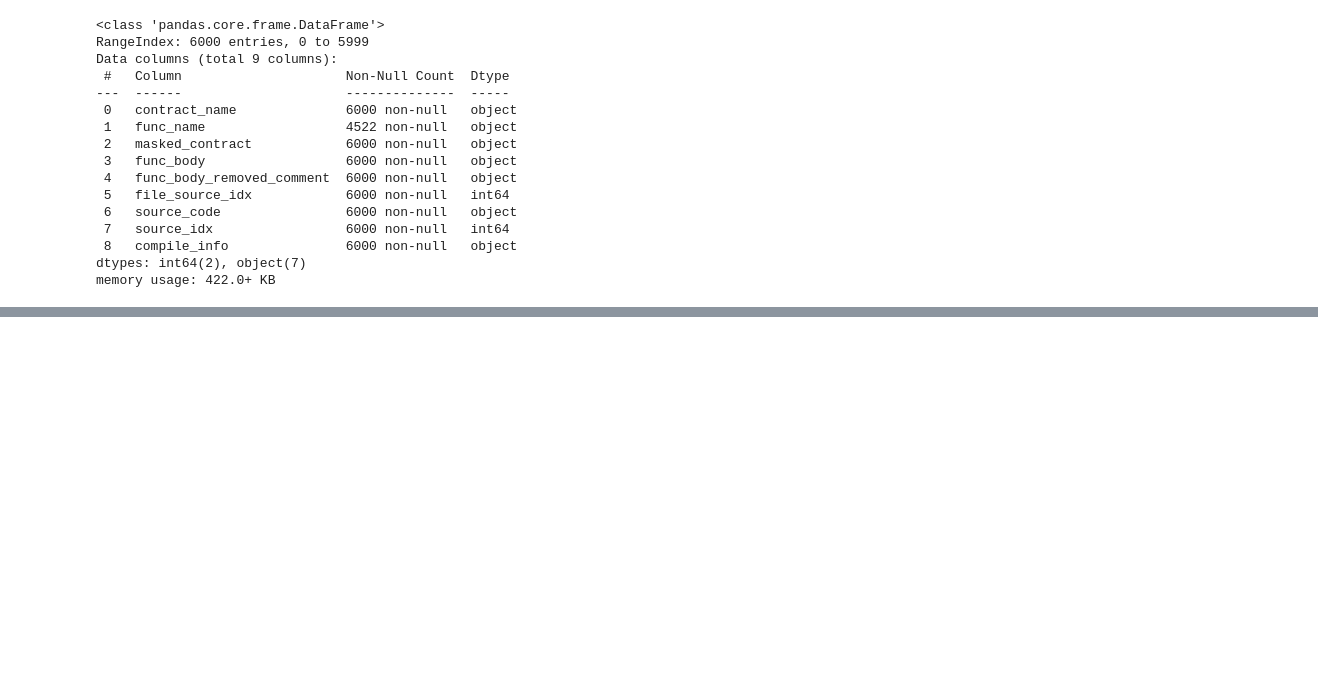
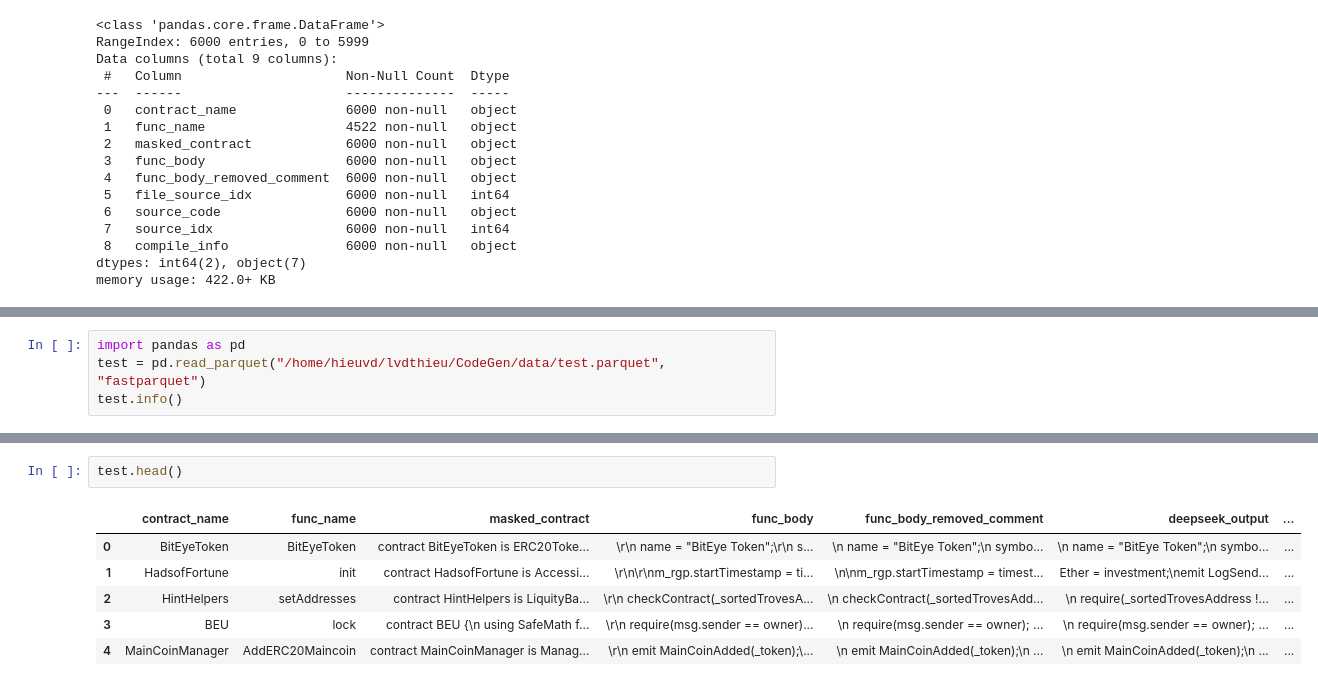
Before and after one commit to echodrift/code-generation, a Jupyter notebook: experiment/playground.ipynb, the cells around one changed output, grey strips where cells are left out. Saved outputs shown, nothing was run; the diff lists cells and outputs as text; blank space fills up the shorter version.

```diff
--- a/experiment/playground.ipynb
+++ b/experiment/playground.ipynb
@@ -286,0 +188,4 @@ Name: compile_info, dtype: object
+# %%
+import pandas as pd
+test = pd.read_parquet("/home/hieuvd/lvdthieu/CodeGen/data/test.parquet", "fastparquet")
+test.info()
@@ -286,0 +208,9 @@ Name: compile_info, dtype: object
+# %%
+test.head()
+# %% [output]
+|  | contract_name | func_name | masked_contract | func_body | func_body_removed_comment | deepseek_output | ... |
+| 0 | BitEyeToken | BitEyeToken | contract BitEyeToken is ERC20Toke... | \r\n name = "BitEye Token";\r\n s... | \n name = "BitEye Token";\n symbo... | \n name = "BitEye Token";\n symbo... | ... |
+| 1 | HadsofFortune | init | contract HadsofFortune is Accessi... | \r\n\r\nm_rgp.startTimestamp = ti... | \n\nm_rgp.startTimestamp = timest... | Ether = investment;\nemit LogSend... | ... |
+| 2 | HintHelpers | setAddresses | contract HintHelpers is LiquityBa... | \r\n checkContract(_sortedTrovesA... | \n checkContract(_sortedTrovesAdd... | \n require(_sortedTrovesAddress !... | ... |
+| 3 | BEU | lock | contract BEU {\n using SafeMath f... | \r\n require(msg.sender == owner)... | \n require(msg.sender == owner); ... | \n require(msg.sender == owner); ... | ... |
+| 4 | MainCoinManager | AddERC20Maincoin | contract MainCoinManager is Manag... | \r\n emit MainCoinAdded(_token);\... | \n emit MainCoinAdded(_token);\n ... | \n emit MainCoinAdded(_token);\n ... | ... |
```
Also changed, not shown: parts of 20 cells of this notebook, 12 other files.
